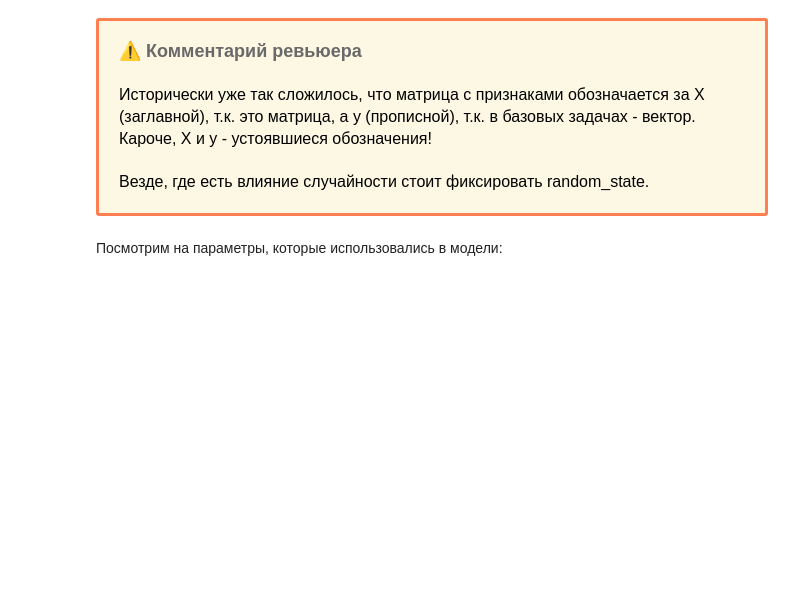
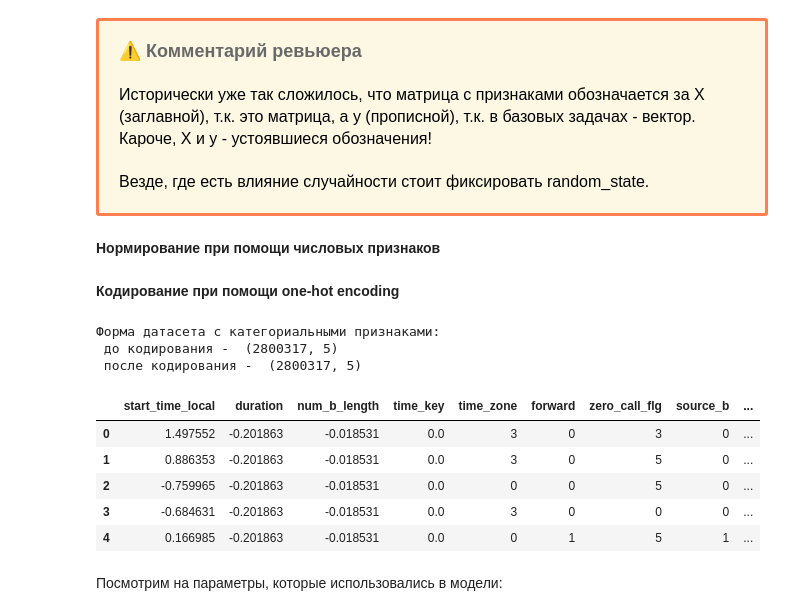
Before and after one commit to Kislv/BestHack2022-DataScience, a Jupyter notebook: DecisionTree_Kiselev.ipynb, the cells around one changed output. Drawn from its saved outputs; the diff is of its cells as text; code cells hidden in the pictures; blank space fills up the shorter version.

Commit message:
Сделал one-hot encoding для категориальных признаков

```diff
--- a/DecisionTree_Kiselev.ipynb
+++ b/DecisionTree_Kiselev.ipynb
@@ -206,6 +198,33 @@ Name: target, dtype: int64
         Везде, где есть влияние случайности стоит фиксировать random_state.
     </font>
 <div>
+# %% [markdown]
+**Нормирование при помощи числовых признаков**
+# %%
+sc = StandardScaler()
+numeric_data = pd.DataFrame(sc.fit_transform(data[num_cols]),columns=num_cols,index=data.index)
+# %% [markdown]
+**Кодирование при помощи one-hot encoding**
+# %%
+categorial_data = data[cat_cols]
+print('Форма датасета с категориальными признаками:')
+print(' до кодирования - ', categorial_data.shape)
+dummy_features = pd.get_dummies(categorial_data)
+print(' после кодирования - ', dummy_features.shape)
+# %% [output]
+Форма датасета с категориальными признаками:
+ до кодирования -  (2800317, 5)
+ после кодирования -  (2800317, 5)
+# %%
+X = pd.concat([numeric_data, dummy_features], axis=1)
+X.head()
+# %% [output]
+|  | start_time_local | duration | num_b_length | time_key | time_zone | forward | zero_call_flg | source_b | ... |
+| 0 | 1.497552 | -0.201863 | -0.018531 | 0.0 | 3 | 0 | 3 | 0 | ... |
+| 1 | 0.886353 | -0.201863 | -0.018531 | 0.0 | 3 | 0 | 5 | 0 | ... |
+| 2 | -0.759965 | -0.201863 | -0.018531 | 0.0 | 0 | 0 | 5 | 0 | ... |
+| 3 | -0.684631 | -0.201863 | -0.018531 | 0.0 | 3 | 0 | 0 | 0 | ... |
+| 4 | 0.166985 | -0.201863 | -0.018531 | 0.0 | 0 | 1 | 5 | 1 | ... |
 # %%
 # TODO: ещё здесь ты учишь модель на id. на одном дне это ещё может и сработать, но что делать с новыми абонентами?
 y = data['target']
```
Also changed, not shown: parts of 9 cells of this notebook.
